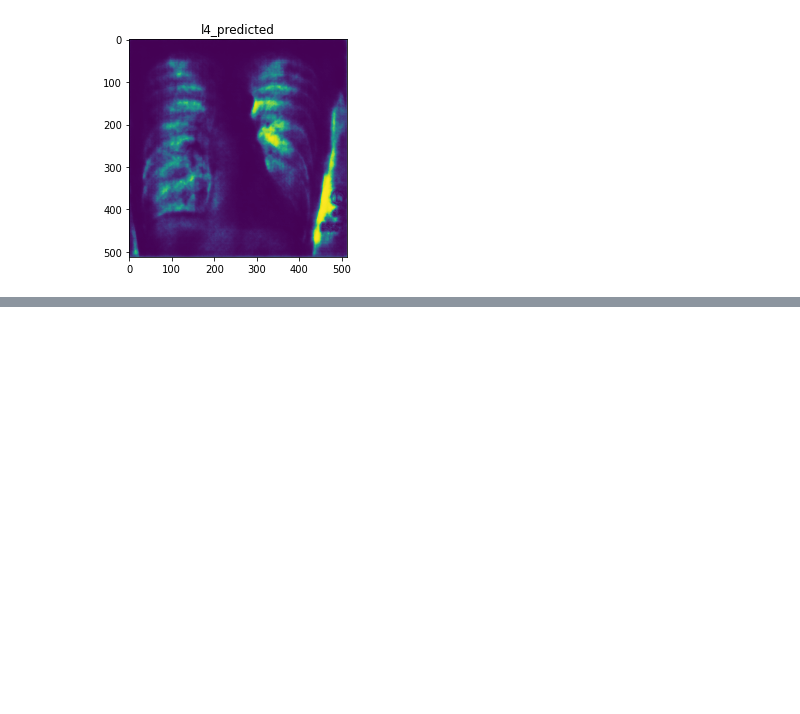
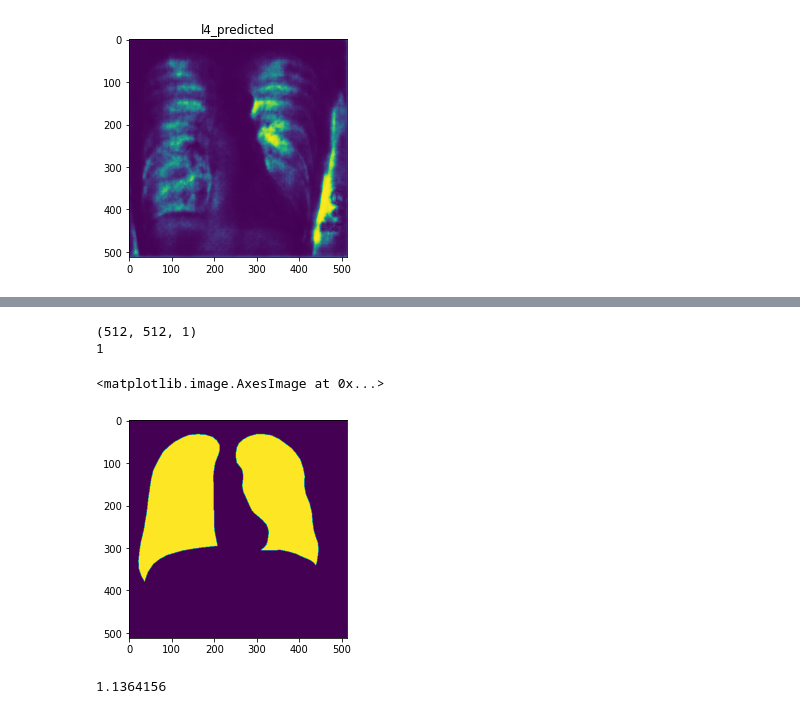
Before and after one commit to iteam1/Lung-segmentation-Unet, a Jupyter notebook: notebook.ipynb, the cells around one changed output, grey strips where cells are left out. Saved outputs shown, nothing was run; the diff lists cells and outputs as text; code cells hidden in the pictures; blank space fills up the shorter version.

```diff
--- a/notebook.ipynb
+++ b/notebook.ipynb
@@ -481,0 +548,10 @@ predict_img('/content/l4.jpg',model)
+# %%
+ground_truth = train.read_mask(y1_valid[0],y2_valid[0])
+print(ground_truth.shape)
+print(ground_truth.max())
+plt.imshow(ground_truth[:,:,0])
+# %% [output]
+(512, 512, 1)
+1
+<matplotlib.image.AxesImage at 0x...>
+[figure, added]
@@ -481,0 +560,4 @@ predict_img('/content/l4.jpg',model)
+# %%
+f_loss(ground_truth,y_pred[0]).numpy()
+# %% [output]
+1.1364156
```
Also changed, not shown: parts of 19 cells of this notebook, 3 other files.
